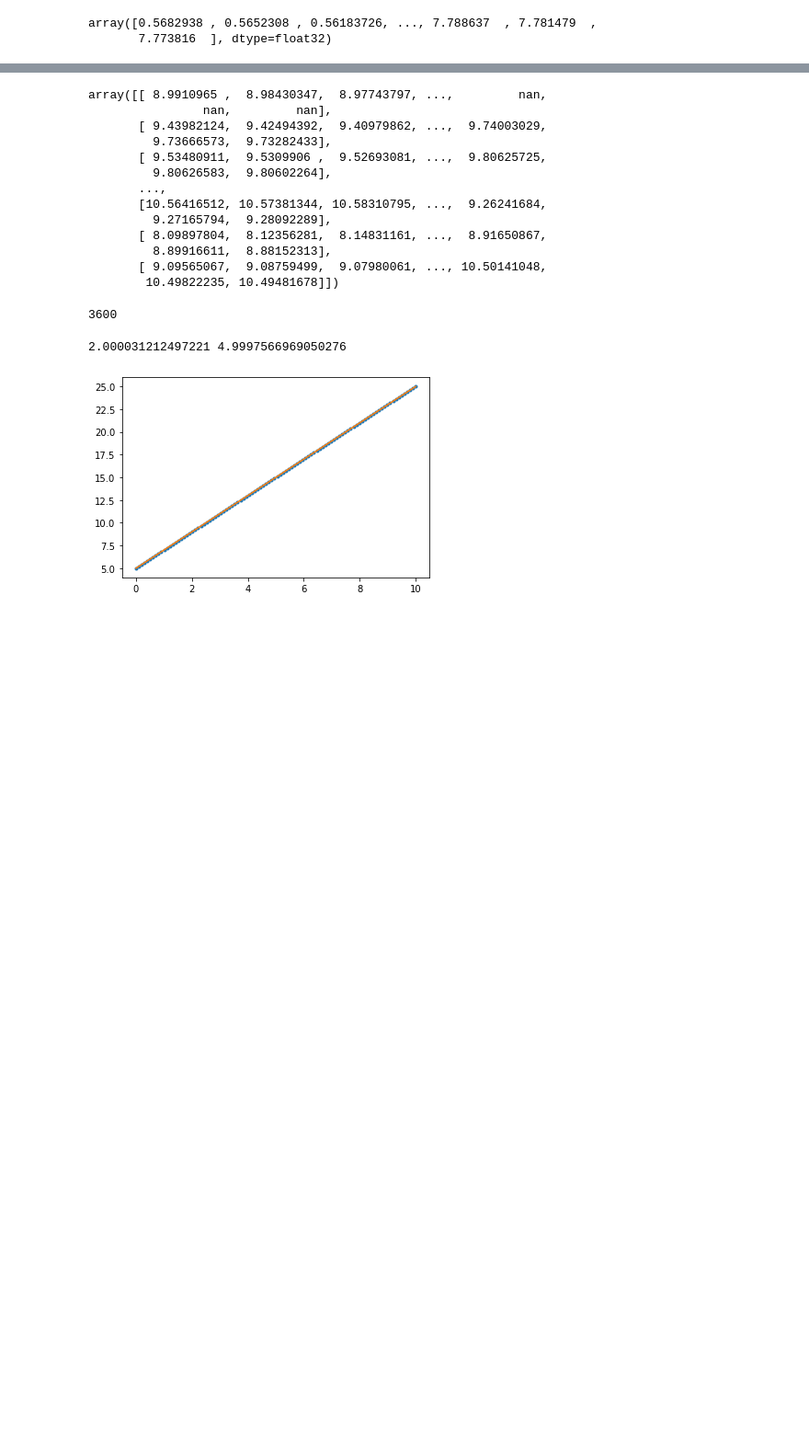
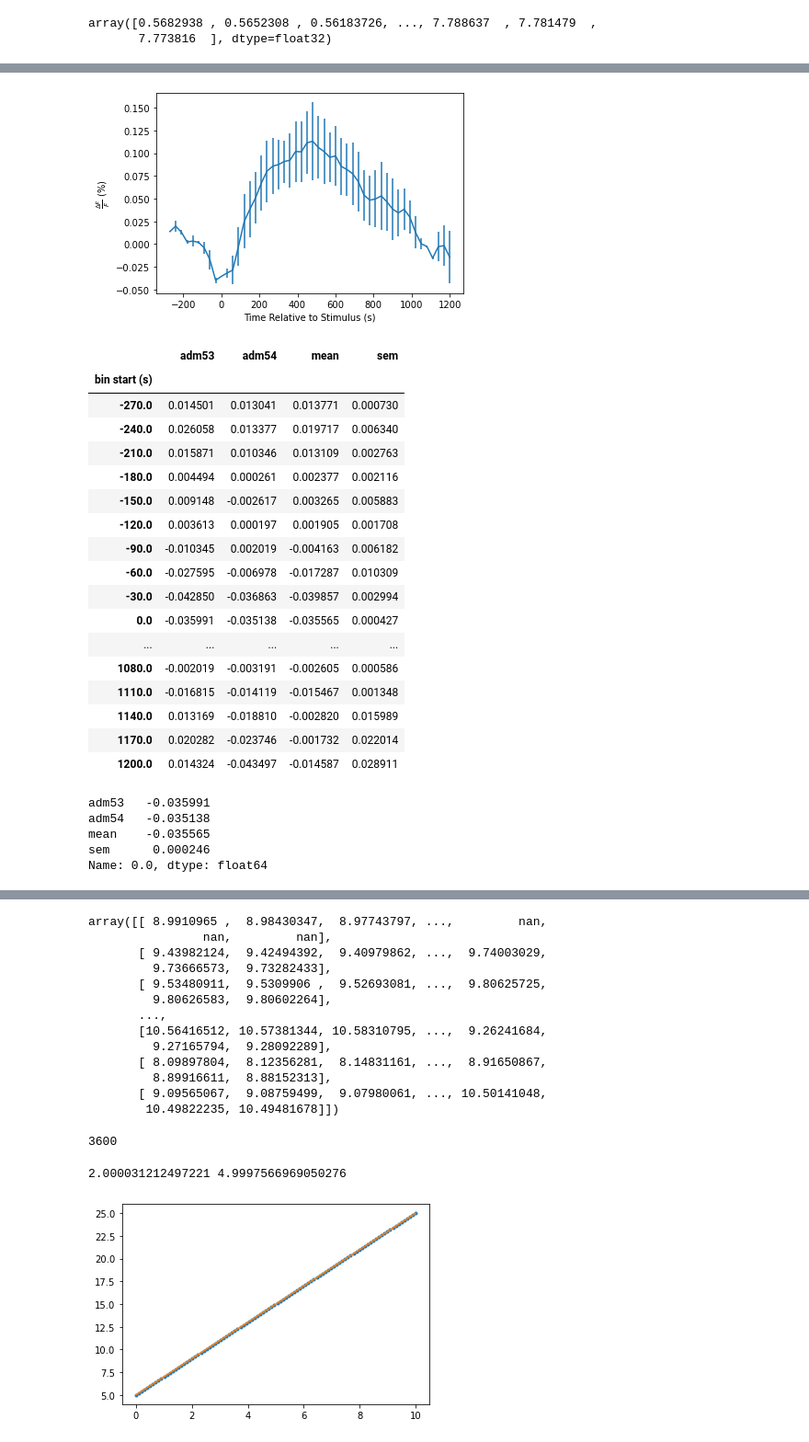
Before and after one commit to vargas-pi/photometry-scripts, a Jupyter notebook: testing/sample_notebook.ipynb, the cells around one changed output, grey strips where cells are left out. Shown at 92% size. Cells and saved outputs as stored; diff of their text form; code cells hidden in the pictures; blank space fills up the shorter version.

```diff
--- a/testing/sample_notebook.ipynb
+++ b/testing/sample_notebook.ipynb
@@ -21,0 +36,33 @@ a=loaded_analysis('analysis_adm225_ala124_ala222_ala164_adm173_ala177_adm227_ala
+# %%
+binsize=30
+
+def bin_data(self,binsize,plot=False, save=False):
+
+    #start the bins in both directions from 0
+    bins=np.append(-np.arange(0, self.t_prestim+binsize, binsize)[:0:-1],
+                   np.arange(0, self.t[-1]+binsize, binsize ))
+
+    mice=[m.mouse_id for m in self.raw_data] # get the names of the kept mice in the analysis
+
+    df=pd.DataFrame(zip(bins[np.digitize(self.t,bins)],*self.all_490),
+                    index=self.t,  columns=['bin start (s)']+mice )
+
+    def mean_f_trapz(y):
+        #calculate the mean within each bin by numerical integration
+        y=y.dropna()
+        return np.trapz(y,x=y.index)/(y.index[-1]-y.index[0])
+
+
+    df=df.pivot_table(index=['bin start (s)'],values=mice,aggfunc=mean_f_trapz)
+    df['mean']=df[mice].mean(axis=1)
+    df['sem']=df[mice].sem(axis=1)
+
+    if plot:
+        py.errorbar(df.index,df['mean'],yerr=df['sem'])
+        py.xlabel('Time Relative to Stimulus (s)')
+        py.ylabel(r'$\frac{\Delta F}{F}$ (%)')
+        py.show()
+    if save:
+        df.to_csv(os.path.join(self.file_loc,f"binned_{binsize}s {'_'.join([r.mouse_id for r in self.raw_data])}.csv"))
+
+    return df
@@ -21,0 +89,30 @@ a=loaded_analysis('analysis_adm225_ala124_ala222_ala164_adm173_ala177_adm227_ala
+# %%
+bin_data(a,30,plot=True)
+# %% [output]
+[figure, added]
+|  | adm53 | adm54 | mean | sem |
+| bin start (s) |  |  |  |  |
+| -270.0 | 0.014501 | 0.013041 | 0.013771 | 0.000730 |
+| -240.0 | 0.026058 | 0.013377 | 0.019717 | 0.006340 |
+| -210.0 | 0.015871 | 0.010346 | 0.013109 | 0.002763 |
+| -180.0 | 0.004494 | 0.000261 | 0.002377 | 0.002116 |
+| -150.0 | 0.009148 | -0.002617 | 0.003265 | 0.005883 |
+| -120.0 | 0.003613 | 0.000197 | 0.001905 | 0.001708 |
+| -90.0 | -0.010345 | 0.002019 | -0.004163 | 0.006182 |
+| -60.0 | -0.027595 | -0.006978 | -0.017287 | 0.010309 |
+| -30.0 | -0.042850 | -0.036863 | -0.039857 | 0.002994 |
+| 0.0 | -0.035991 | -0.035138 | -0.035565 | 0.000427 |
+| ... | ... | ... | ... | ... |
+| 1080.0 | -0.002019 | -0.003191 | -0.002605 | 0.000586 |
+| 1110.0 | -0.016815 | -0.014119 | -0.015467 | 0.001348 |
+| 1140.0 | 0.013169 | -0.018810 | -0.002820 | 0.015989 |
+| 1170.0 | 0.020282 | -0.023746 | -0.001732 | 0.022014 |
+| 1200.0 | 0.014324 | -0.043497 | -0.014587 | 0.028911 |
+# %%
+df2.loc[0]
+# %% [output]
+adm53   -0.035991
+adm54   -0.035138
+mean    -0.035565
+sem      0.000246
+Name: 0.0, dtype: float64
```
Also changed, not shown: parts of 20 cells of this notebook, 2 other files.
